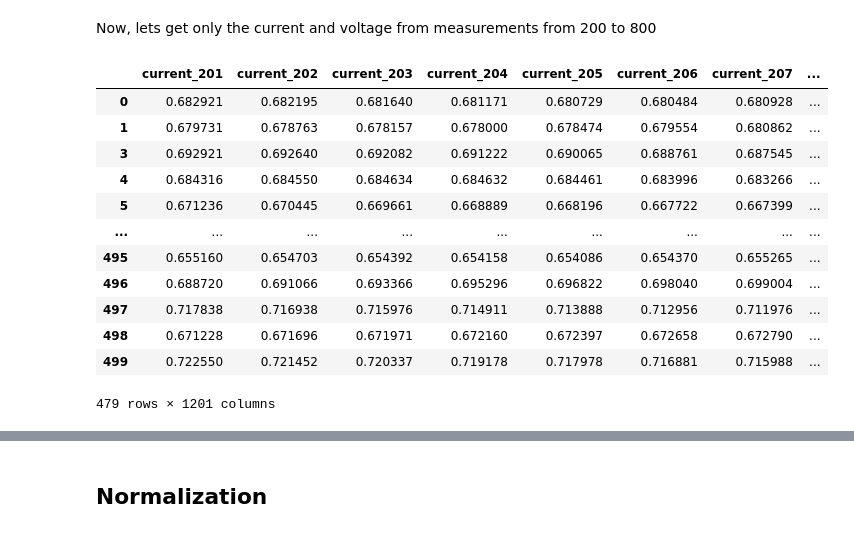
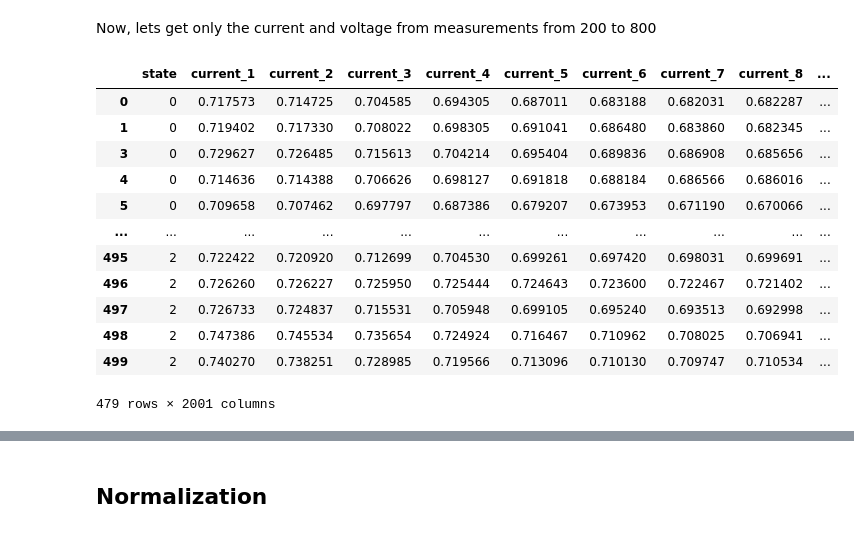
Before and after one commit to bkpedrosuper/EngineCC-ANN, a Jupyter notebook: notebooks/pre_process2.ipynb, the cells around one changed output, grey strips where cells are left out. Cells and saved outputs as stored; diff of their text form; code cells hidden in the pictures.

```diff
--- a/notebooks/pre_process2.ipynb
+++ b/notebooks/pre_process2.ipynb
@@ -41,34 +41,34 @@ data.head()
 # %% [markdown]
 Now, lets get only the current and voltage from measurements from 200 to 800
 # %%
-from config import END_COL, INITIAL_COL
-indexes = data.index
-states = data['state']
+# from config import END_COL, INITIAL_COL
+# indexes = data.index
+# states = data['state']
 
-# drop current
-data_curr = data.iloc[:, 1+INITIAL_COL:1+END_COL]
-data_curr
+# # drop current
+# data_curr = data.iloc[:, 1+INITIAL_COL:1+END_COL]
+# data_curr
 
-#drop voltage
-data_volt = data.iloc[:, 1001+INITIAL_COL:1001+END_COL]
-data_volt
+# #drop voltage
+# data_volt = data.iloc[:, 1001+INITIAL_COL:1001+END_COL]
+# data_volt
 
-data = pd.concat([data_curr, data_volt], ignore_index=False, axis=1)
+# data = pd.concat([data_curr, data_volt], ignore_index=False, axis=1)
 
-data['state'] = states
+# data['state'] = states
 
 data
 # %% [output]
-|  | current_201 | current_202 | current_203 | current_204 | current_205 | current_206 | current_207 | ... |
-| 0 | 0.682921 | 0.682195 | 0.681640 | 0.681171 | 0.680729 | 0.680484 | 0.680928 | ... |
-| 1 | 0.679731 | 0.678763 | 0.678157 | 0.678000 | 0.678474 | 0.679554 | 0.680862 | ... |
-| 3 | 0.692921 | 0.692640 | 0.692082 | 0.691222 | 0.690065 | 0.688761 | 0.687545 | ... |
-| 4 | 0.684316 | 0.684550 | 0.684634 | 0.684632 | 0.684461 | 0.683996 | 0.683266 | ... |
-| 5 | 0.671236 | 0.670445 | 0.669661 | 0.668889 | 0.668196 | 0.667722 | 0.667399 | ... |
-| ... | ... | ... | ... | ... | ... | ... | ... | ... |
-| 495 | 0.655160 | 0.654703 | 0.654392 | 0.654158 | 0.654086 | 0.654370 | 0.655265 | ... |
-| 496 | 0.688720 | 0.691066 | 0.693366 | 0.695296 | 0.696822 | 0.698040 | 0.699004 | ... |
-| 497 | 0.717838 | 0.716938 | 0.715976 | 0.714911 | 0.713888 | 0.712956 | 0.711976 | ... |
-| 498 | 0.671228 | 0.671696 | 0.671971 | 0.672160 | 0.672397 | 0.672658 | 0.672790 | ... |
-| 499 | 0.722550 | 0.721452 | 0.720337 | 0.719178 | 0.717978 | 0.716881 | 0.715988 | ... |
+|  | state | current_1 | current_2 | current_3 | current_4 | current_5 | current_6 | current_7 | current_8 | ... |
+| 0 | 0 | 0.717573 | 0.714725 | 0.704585 | 0.694305 | 0.687011 | 0.683188 | 0.682031 | 0.682287 | ... |
+| 1 | 0 | 0.719402 | 0.717330 | 0.708022 | 0.698305 | 0.691041 | 0.686480 | 0.683860 | 0.682345 | ... |
+| 3 | 0 | 0.729627 | 0.726485 | 0.715613 | 0.704214 | 0.695404 | 0.689836 | 0.686908 | 0.685656 | ... |
+| 4 | 0 | 0.714636 | 0.714388 | 0.706626 | 0.698127 | 0.691818 | 0.688184 | 0.686566 | 0.686016 | ... |
+| 5 | 0 | 0.709658 | 0.707462 | 0.697797 | 0.687386 | 0.679207 | 0.673953 | 0.671190 | 0.670066 | ... |
+| ... | ... | ... | ... | ... | ... | ... | ... | ... | ... | ... |
+| 495 | 2 | 0.722422 | 0.720920 | 0.712699 | 0.704530 | 0.699261 | 0.697420 | 0.698031 | 0.699691 | ... |
+| 496 | 2 | 0.726260 | 0.726227 | 0.725950 | 0.725444 | 0.724643 | 0.723600 | 0.722467 | 0.721402 | ... |
+| 497 | 2 | 0.726733 | 0.724837 | 0.715531 | 0.705948 | 0.699105 | 0.695240 | 0.693513 | 0.692998 | ... |
+| 498 | 2 | 0.747386 | 0.745534 | 0.735654 | 0.724924 | 0.716467 | 0.710962 | 0.708025 | 0.706941 | ... |
+| 499 | 2 | 0.740270 | 0.738251 | 0.728985 | 0.719566 | 0.713096 | 0.710130 | 0.709747 | 0.710534 | ... |
-479 rows × 1201 columns
+479 rows × 2001 columns
```
Also changed, not shown: parts of 3 cells of this notebook, 3 other files.
